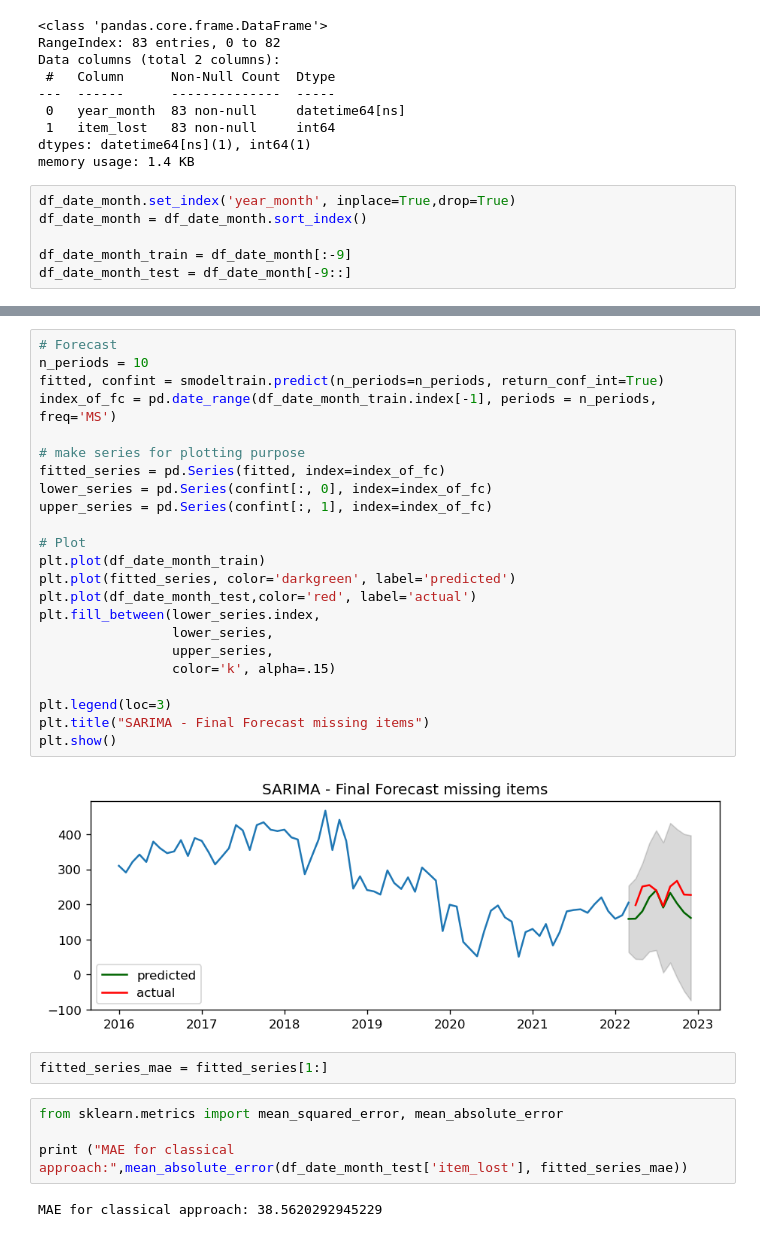
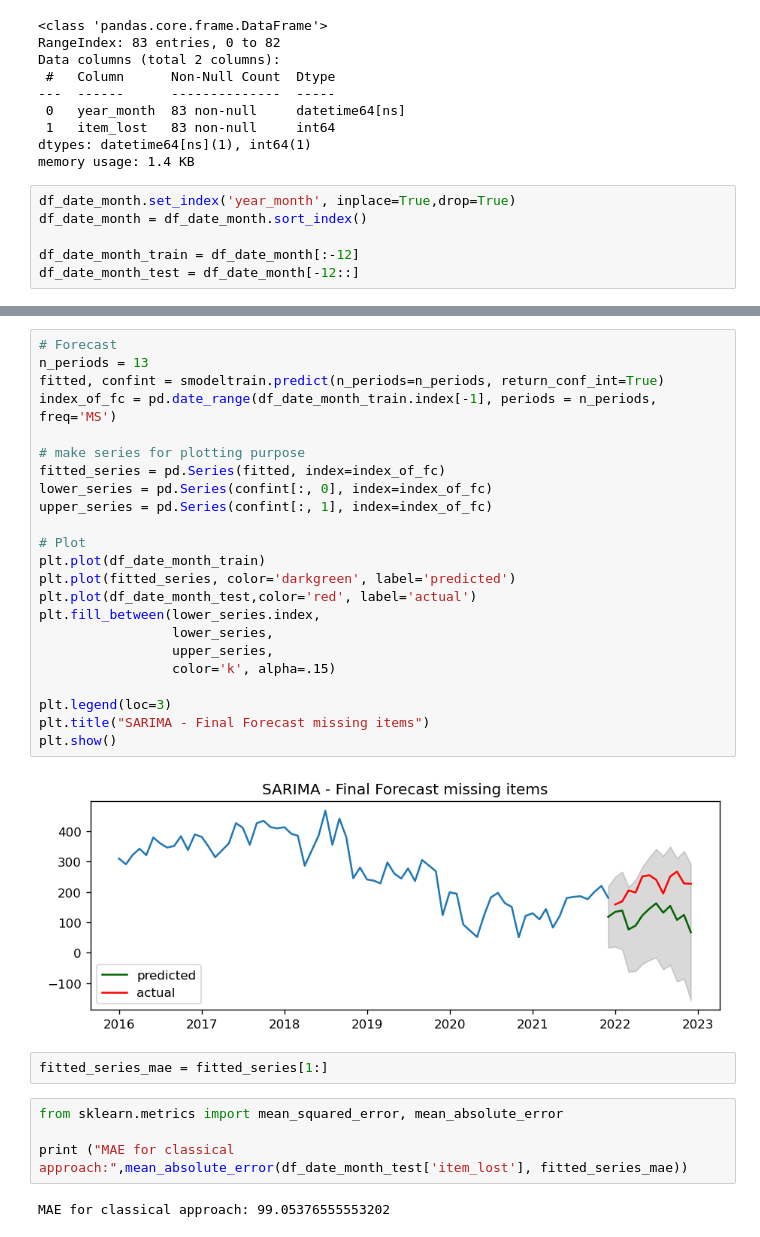
Before and after one commit to MinZhiCHUA/timeseries_sncf_lost_n_found, a Jupyter notebook: mz_notebooks/Time_Series_Classifcal_Approach.ipynb, the cells around one changed output, grey strips where cells are left out. Drawn from its saved outputs; the diff is of its cells as text.

```diff
--- a/mz_notebooks/Time_Series_Classifcal_Approach.ipynb
+++ b/mz_notebooks/Time_Series_Classifcal_Approach.ipynb
@@ -287,8 +287,8 @@ memory usage: 1.4 KB
 df_date_month.set_index('year_month', inplace=True,drop=True)
 df_date_month = df_date_month.sort_index()
 
-df_date_month_train = df_date_month[:-9]
-df_date_month_test = df_date_month[-9::]
+df_date_month_train = df_date_month[:-12]
+df_date_month_test = df_date_month[-12::]
 # %%
 # Seasonal - fit stepwise auto-ARIMA
 smodeltrain = pm.auto_arima(df_date_month_train, start_p=1, start_q=1,
@@ -340,29 +340,29 @@ Warnings:
 [1] Covariance matrix calculated using the outer product of gradients (complex-step).
 # %%
 # Forecast
-n_periods = 10
+n_periods = 13
 fitted, confint = smodeltrain.predict(n_periods=n_periods, return_conf_int=True)
 index_of_fc = pd.date_range(df_date_month_train.index[-1], periods = n_periods, freq='MS')
 
 # make series for plotting purpose
 fitted_series = pd.Series(fitted, index=index_of_fc)
 lower_series = pd.Series(confint[:, 0], index=index_of_fc)
 upper_series = pd.Series(confint[:, 1], index=index_of_fc)
 
 # Plot
 plt.plot(df_date_month_train)
 plt.plot(fitted_series, color='darkgreen', label='predicted')
 plt.plot(df_date_month_test,color='red', label='actual')
 plt.fill_between(lower_series.index,
                  lower_series,
                  upper_series,
                  color='k', alpha=.15)
 
 plt.legend(loc=3)
 plt.title("SARIMA - Final Forecast missing items")
 plt.show()
 # %% [output]
-[figure, old version]
+[figure, new version]
 # %%
 fitted_series_mae = fitted_series[1:]
 # %%
@@ -370,4 +370,4 @@ from sklearn.metrics import mean_squared_error, mean_absolute_error
 
 print ("MAE for classical approach:",mean_absolute_error(df_date_month_test['item_lost'], fitted_series_mae))
 # %% [output]
-MAE for classical approach: 38.5620292945229
+MAE for classical approach: 99.05376555553202
```
Also changed, not shown: parts of 3 cells of this notebook, 4 other files.
